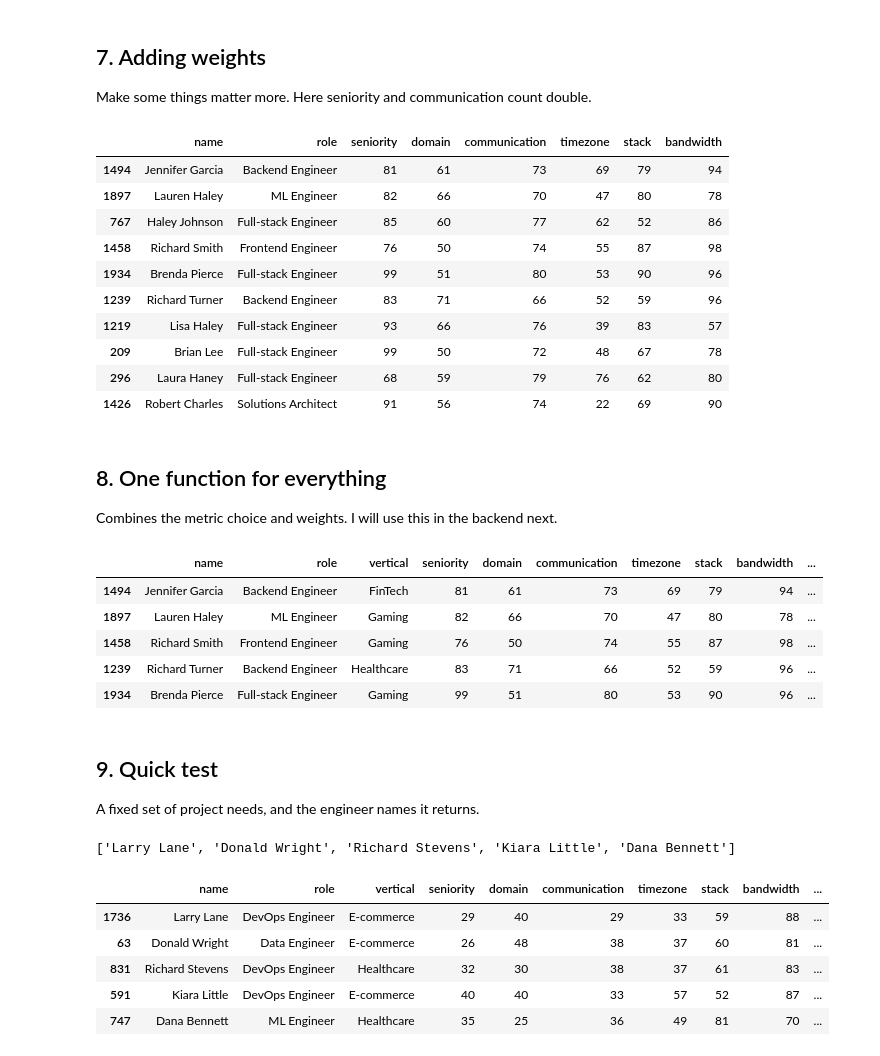
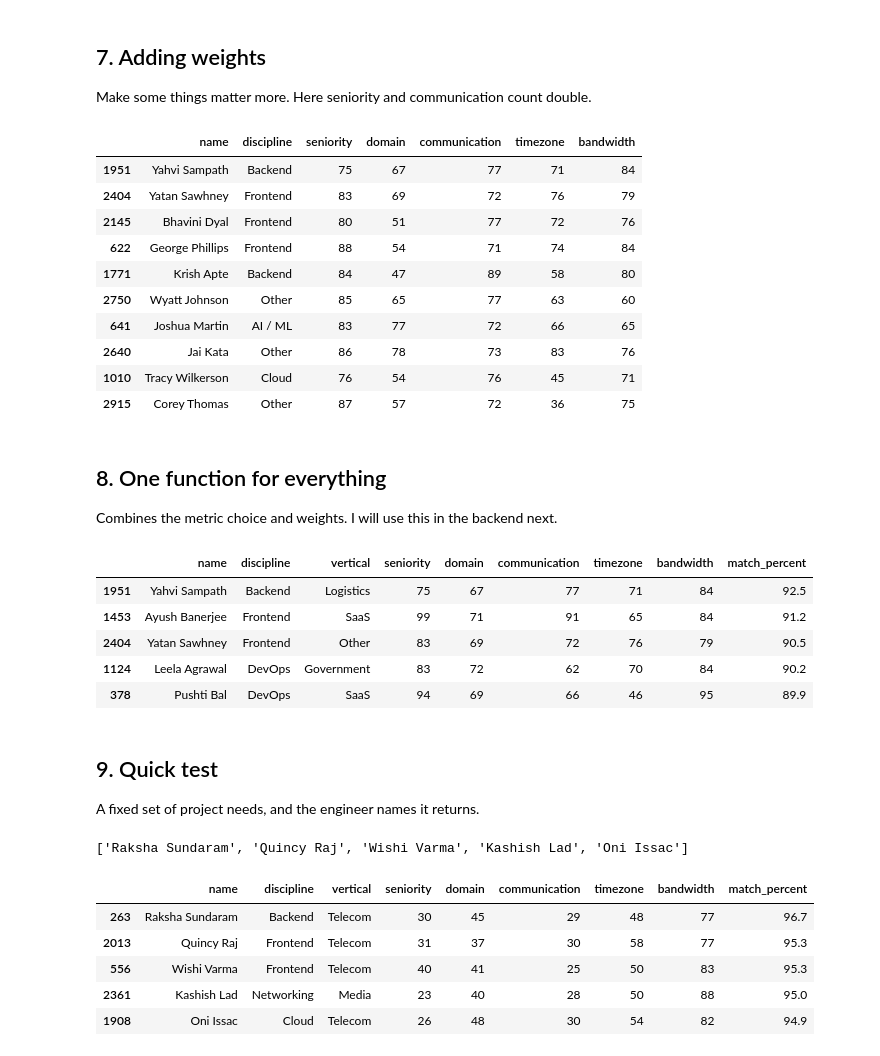
Before and after one commit to Jsn04/SkillMatch, a Jupyter notebook: data/similarity.ipynb, the cells around one changed output. Saved outputs shown, nothing was run; the diff lists cells and outputs as text; code cells hidden in the pictures.

```diff
--- a/data/similarity.ipynb
+++ b/data/similarity.ipynb
@@ -23,4 +23,4 @@ engineers.head()
 # %%
-attributes = ["seniority", "domain", "communication", "timezone", "stack", "bandwidth"]
+attributes = ["seniority", "domain", "communication", "timezone", "bandwidth"]
 engineers[attributes].head()
 # %% [output]
@@ -121,26 +120,26 @@ engineers.iloc[p_idx[0]][["name", "role", "vertical"] + attributes]
 
 Make some things matter more. Here seniority and communication count double.
 # %%
-weights = {"seniority": 2, "domain": 1, "communication": 2, "timezone": 1, "stack": 1, "bandwidth": 1}
+weights = {"seniority": 2, "domain": 1, "communication": 2, "timezone": 1, "bandwidth": 1}
 weight_vector = np.array([weights[a] for a in attributes])
 
 weighted_knn = NearestNeighbors(n_neighbors=10, metric="euclidean")
 weighted_knn.fit(engineers[attributes].to_numpy() * weight_vector)
 
 w_dist, w_idx = weighted_knn.kneighbors([project_vector * weight_vector])
-engineers.iloc[w_idx[0]][["name", "role"] + attributes]
+engineers.iloc[w_idx[0]][["name", "discipline"] + attributes]
 # %% [output]
-|  | name | role | seniority | domain | communication | timezone | stack | bandwidth |
-| 1494 | Jennifer Garcia | Backend Engineer | 81 | 61 | 73 | 69 | 79 | 94 |
-| 1897 | Lauren Haley | ML Engineer | 82 | 66 | 70 | 47 | 80 | 78 |
-| 767 | Haley Johnson | Full-stack Engineer | 85 | 60 | 77 | 62 | 52 | 86 |
-| 1458 | Richard Smith | Frontend Engineer | 76 | 50 | 74 | 55 | 87 | 98 |
-| 1934 | Brenda Pierce | Full-stack Engineer | 99 | 51 | 80 | 53 | 90 | 96 |
-| 1239 | Richard Turner | Backend Engineer | 83 | 71 | 66 | 52 | 59 | 96 |
-| 1219 | Lisa Haley | Full-stack Engineer | 93 | 66 | 76 | 39 | 83 | 57 |
-| 209 | Brian Lee | Full-stack Engineer | 99 | 50 | 72 | 48 | 67 | 78 |
-| 296 | Laura Haney | Full-stack Engineer | 68 | 59 | 79 | 76 | 62 | 80 |
-| 1426 | Robert Charles | Solutions Architect | 91 | 56 | 74 | 22 | 69 | 90 |
+|  | name | discipline | seniority | domain | communication | timezone | bandwidth |
+| 1951 | Yahvi Sampath | Backend | 75 | 67 | 77 | 71 | 84 |
+| 2404 | Yatan Sawhney | Frontend | 83 | 69 | 72 | 76 | 79 |
+| 2145 | Bhavini Dyal | Frontend | 80 | 51 | 77 | 72 | 76 |
+| 622 | George Phillips | Frontend | 88 | 54 | 71 | 74 | 84 |
+| 1771 | Krish Apte | Backend | 84 | 47 | 89 | 58 | 80 |
+| 2750 | Wyatt Johnson | Other | 85 | 65 | 77 | 63 | 60 |
+| 641 | Joshua Martin | AI / ML | 83 | 77 | 72 | 66 | 65 |
+| 2640 | Jai Kata | Other | 86 | 78 | 73 | 83 | 76 |
+| 1010 | Tracy Wilkerson | Cloud | 76 | 54 | 76 | 45 | 71 |
+| 2915 | Corey Thomas | Other | 87 | 57 | 72 | 36 | 75 |
 # %% [markdown]
 ## 8. One function for everything
 
@@ -169,18 +168,18 @@ def recommend(project, method="euclidean", weights=None, top_n=10):
 
     result = engineers.iloc[indices[0]].copy()
     result["match_percent"] = match.round(1)
-    return result[["name", "role", "vertical"] + attributes + ["match_percent"]]
+    return result[["name", "discipline", "vertical"] + attributes + ["match_percent"]]
 
 
 # test it
 recommend(project, method="euclidean", top_n=5)
 # %% [output]
-|  | name | role | vertical | seniority | domain | communication | timezone | stack | bandwidth | ... |
-| 1494 | Jennifer Garcia | Backend Engineer | FinTech | 81 | 61 | 73 | 69 | 79 | 94 | ... |
-| 1897 | Lauren Haley | ML Engineer | Gaming | 82 | 66 | 70 | 47 | 80 | 78 | ... |
-| 1458 | Richard Smith | Frontend Engineer | Gaming | 76 | 50 | 74 | 55 | 87 | 98 | ... |
-| 1239 | Richard Turner | Backend Engineer | Healthcare | 83 | 71 | 66 | 52 | 59 | 96 | ... |
-| 1934 | Brenda Pierce | Full-stack Engineer | Gaming | 99 | 51 | 80 | 53 | 90 | 96 | ... |
+|  | name | discipline | vertical | seniority | domain | communication | timezone | bandwidth | match_percent |
+| 1951 | Yahvi Sampath | Backend | Logistics | 75 | 67 | 77 | 71 | 84 | 92.5 |
+| 1453 | Ayush Banerjee | Frontend | SaaS | 99 | 71 | 91 | 65 | 84 | 91.2 |
+| 2404 | Yatan Sawhney | Frontend | Other | 83 | 69 | 72 | 76 | 79 | 90.5 |
+| 1124 | Leela Agrawal | DevOps | Government | 83 | 72 | 62 | 70 | 84 | 90.2 |
+| 378 | Pushti Bal | DevOps | SaaS | 94 | 69 | 66 | 46 | 95 | 89.9 |
 # %% [markdown]
 ## 9. Quick test
 
@@ -191,7 +190,6 @@ test_project = {
     "domain": 40,
     "communication": 25,
     "timezone": 50,
-    "stack": 70,
     "bandwidth": 80,
 }
 
@@ -199,10 +197,10 @@ results = recommend(test_project, method="euclidean", top_n=5)
 print(results["name"].tolist())
 results
 # %% [output]
-['Larry Lane', 'Donald Wright', 'Richard Stevens', 'Kiara Little', 'Dana Bennett']
+['Raksha Sundaram', 'Quincy Raj', 'Wishi Varma', 'Kashish Lad', 'Oni Issac']
-|  | name | role | vertical | seniority | domain | communication | timezone | stack | bandwidth | ... |
-| 1736 | Larry Lane | DevOps Engineer | E-commerce | 29 | 40 | 29 | 33 | 59 | 88 | ... |
-| 63 | Donald Wright | Data Engineer | E-commerce | 26 | 48 | 38 | 37 | 60 | 81 | ... |
-| 831 | Richard Stevens | DevOps Engineer | Healthcare | 32 | 30 | 38 | 37 | 61 | 83 | ... |
-| 591 | Kiara Little | DevOps Engineer | E-commerce | 40 | 40 | 33 | 57 | 52 | 87 | ... |
-| 747 | Dana Bennett | ML Engineer | Healthcare | 35 | 25 | 36 | 49 | 81 | 70 | ... |
+|  | name | discipline | vertical | seniority | domain | communication | timezone | bandwidth | match_percent |
+| 263 | Raksha Sundaram | Backend | Telecom | 30 | 45 | 29 | 48 | 77 | 96.7 |
+| 2013 | Quincy Raj | Frontend | Telecom | 31 | 37 | 30 | 58 | 77 | 95.3 |
+| 556 | Wishi Varma | Frontend | Telecom | 40 | 41 | 25 | 50 | 83 | 95.3 |
+| 2361 | Kashish Lad | Networking | Media | 23 | 40 | 28 | 50 | 88 | 95.0 |
+| 1908 | Oni Issac | Cloud | Telecom | 26 | 48 | 30 | 54 | 82 | 94.9 |
```
Also changed, not shown: parts of 8 cells of this notebook, 7 other files.
